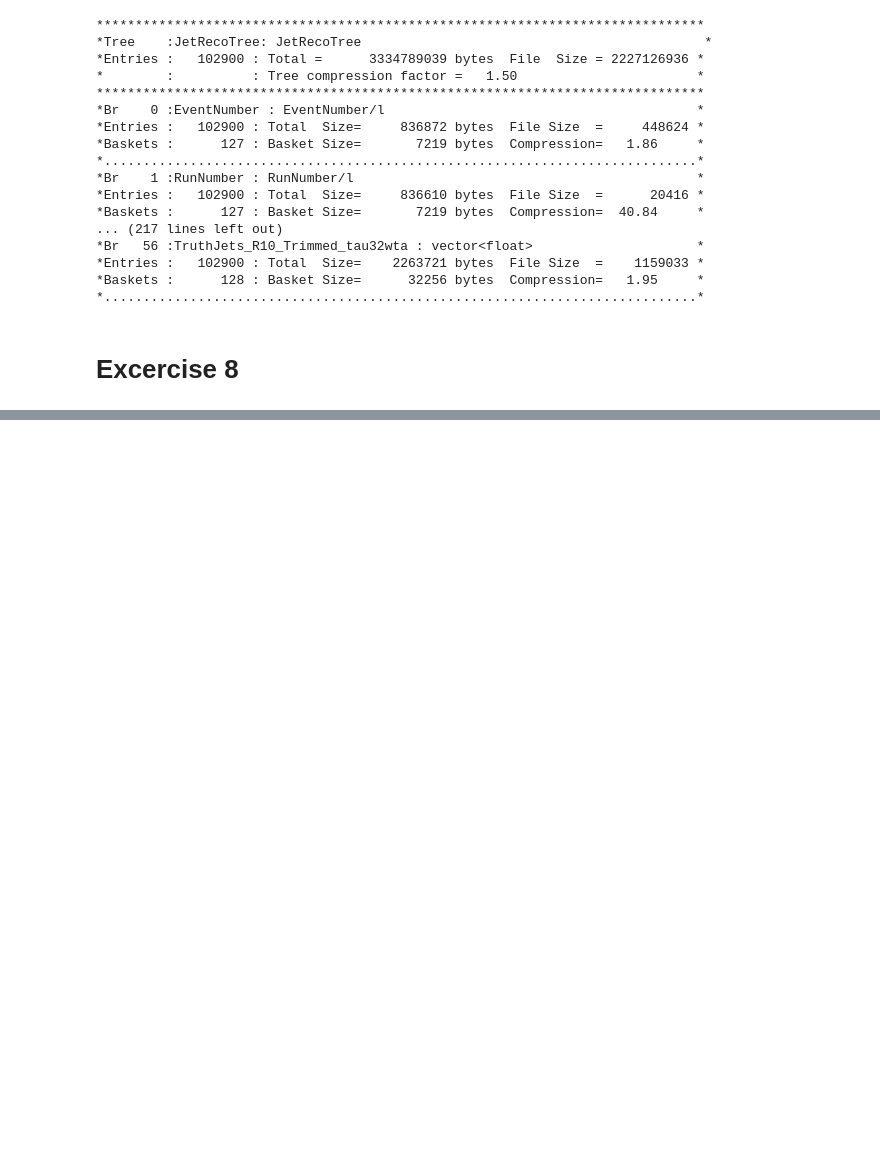
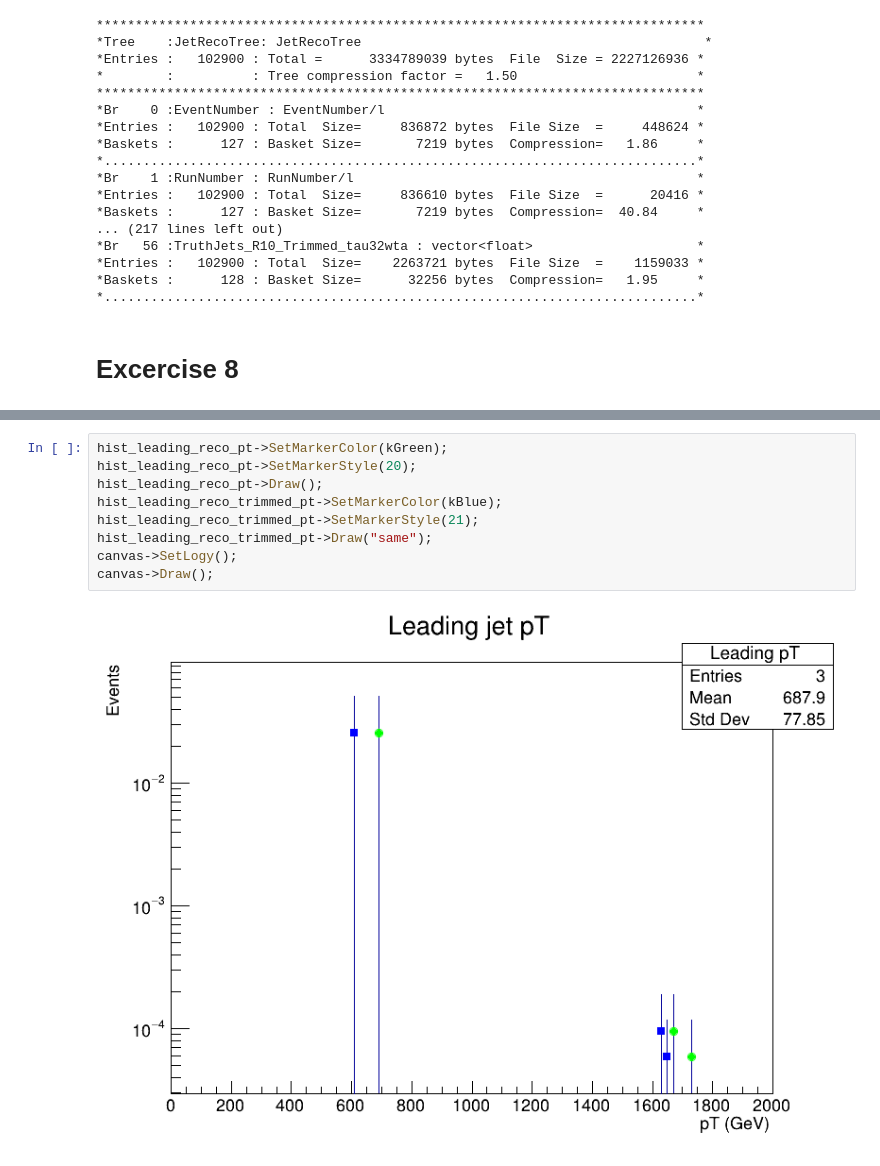
Before and after one commit to anmgomezmo/Exercises_2_root, a Jupyter notebook: Excercise 8.ipynb, the cells around one changed output, grey strips where cells are left out. Cells and saved outputs as stored; diff of their text form; blank space fills up the shorter version.

```diff
--- a/Excercise 8.ipynb
+++ b/Excercise 8.ipynb
@@ -36,0 +65,11 @@ TH1F *hist_leading_reco_pt = new TH1F("Leading pT","Leading jet pT; Events; pT (
+# %%
+hist_leading_reco_pt->SetMarkerColor(kGreen);
+hist_leading_reco_pt->SetMarkerStyle(20);
+hist_leading_reco_pt->Draw();
+hist_leading_reco_trimmed_pt->SetMarkerColor(kBlue);
+hist_leading_reco_trimmed_pt->SetMarkerStyle(21);
+hist_leading_reco_trimmed_pt->Draw("same");
+canvas->SetLogy();
+canvas->Draw();
+# %% [output]
+[figure, added]
```
Also changed, not shown: parts of 2 cells of this notebook.
